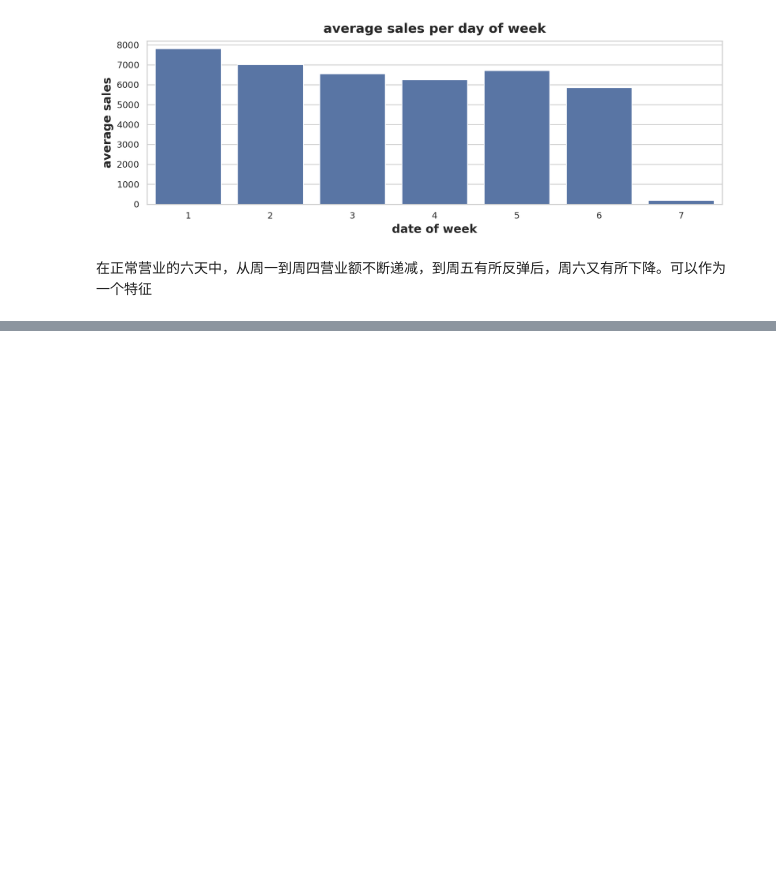
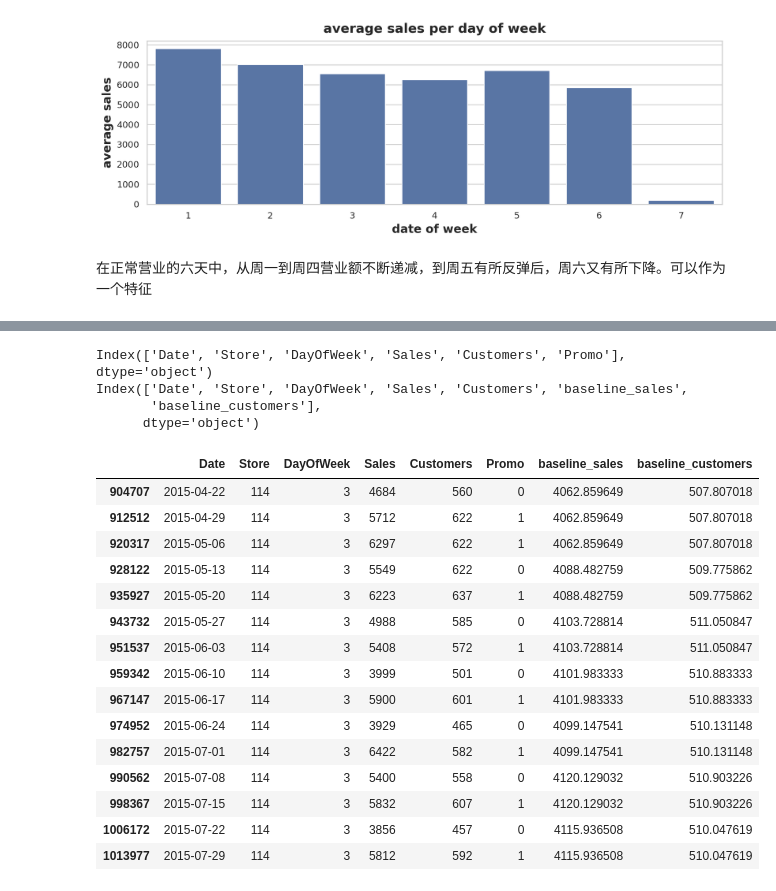
Before and after one commit to yjcyjjc/Rossmann-store-sale, a Jupyter notebook: EDA2.ipynb, the cells around one changed output, grey strips where cells are left out. Saved outputs shown, nothing was run; the diff lists cells and outputs as text; code cells hidden in the pictures; blank space fills up the shorter version.

```diff
--- a/EDA2.ipynb
+++ b/EDA2.ipynb
@@ -49,6 +49,7 @@ sub.head()
 store.csv包含了很多关于店铺的信息，将它们合并到主表中
 # %%
 train_data=pd.merge(main,sub,on='Store',how='left')
+train_data['Date']=pd.to_datetime(train_data['Date'])
 train_data.head()
 # %% [output]
 |  | Store | DayOfWeek | Date | Sales | Customers | Open | Promo | StateHoliday | SchoolHoliday | ... |
@@ -83,0 +99,9 @@ plt.show()
+# %%
+split_data=train_data[['Date','Store','DayOfWeek','Sales','Customers','Promo']].copy()
+split_data.sort_values(by=['Date','Store'],ascending=[True,True],inplace=True)
+split_data.set_index('Date',inplace=True)
+strandard_data=split_data[split_data['Promo']==0][['Store', 'DayOfWeek', 'Sales', 'Customers']].copy().dropna()
+print(f"Number of records without promotion: {len(strandard_data)}")
+strandard_data['baseline_sales']=strandard_data.groupby(['Store','DayOfWeek'])['Sales'].transform(lambda x:x.expanding().mean())
+strandard_data['baseline_customers']=strandard_data.groupby(['Store','DayOfWeek'])['Customers'].transform(lambda x:x.expanding().mean())
+strandard_data.tail()
@@ -83,0 +117,37 @@ plt.show()
+# %%
+split_data = split_data.reset_index()      # now has column 'Date'
+strandard_data = strandard_data.reset_index()
+print(split_data.columns)
+print(strandard_data.columns)
+# %% [output]
+Index(['Date', 'Store', 'DayOfWeek', 'Sales', 'Customers', 'Promo'], dtype='object')
+Index(['Date', 'Store', 'DayOfWeek', 'Sales', 'Customers', 'baseline_sales',
+       'baseline_customers'],
+      dtype='object')
+# %%
+result = pd.merge_asof(
+    split_data,
+    strandard_data[['Date', 'Store', 'DayOfWeek', 'baseline_sales', 'baseline_customers']],
+    by=["Store", "DayOfWeek"],    # 精确匹配
+    on="Date",                    # 时间对齐
+    direction="backward"        # 向后寻找<=最近的baseline
+)
+
+result[(result['Store']==114)&(result['DayOfWeek']==3)].tail(15)
+# %% [output]
+|  | Date | Store | DayOfWeek | Sales | Customers | Promo | baseline_sales | baseline_customers |
+| 904707 | 2015-04-22 | 114 | 3 | 4684 | 560 | 0 | 4062.859649 | 507.807018 |
+| 912512 | 2015-04-29 | 114 | 3 | 5712 | 622 | 1 | 4062.859649 | 507.807018 |
+| 920317 | 2015-05-06 | 114 | 3 | 6297 | 622 | 1 | 4062.859649 | 507.807018 |
+| 928122 | 2015-05-13 | 114 | 3 | 5549 | 622 | 0 | 4088.482759 | 509.775862 |
+| 935927 | 2015-05-20 | 114 | 3 | 6223 | 637 | 1 | 4088.482759 | 509.775862 |
+| 943732 | 2015-05-27 | 114 | 3 | 4988 | 585 | 0 | 4103.728814 | 511.050847 |
+| 951537 | 2015-06-03 | 114 | 3 | 5408 | 572 | 1 | 4103.728814 | 511.050847 |
+| 959342 | 2015-06-10 | 114 | 3 | 3999 | 501 | 0 | 4101.983333 | 510.883333 |
+| 967147 | 2015-06-17 | 114 | 3 | 5900 | 601 | 1 | 4101.983333 | 510.883333 |
+| 974952 | 2015-06-24 | 114 | 3 | 3929 | 465 | 0 | 4099.147541 | 510.131148 |
+| 982757 | 2015-07-01 | 114 | 3 | 6422 | 582 | 1 | 4099.147541 | 510.131148 |
+| 990562 | 2015-07-08 | 114 | 3 | 5400 | 558 | 0 | 4120.129032 | 510.903226 |
+| 998367 | 2015-07-15 | 114 | 3 | 5832 | 607 | 1 | 4120.129032 | 510.903226 |
+| 1006172 | 2015-07-22 | 114 | 3 | 3856 | 457 | 0 | 4115.936508 | 510.047619 |
+| 1013977 | 2015-07-29 | 114 | 3 | 5812 | 592 | 1 | 4115.936508 | 510.047619 |
```
Also changed, not shown: parts of 3 cells of this notebook.
